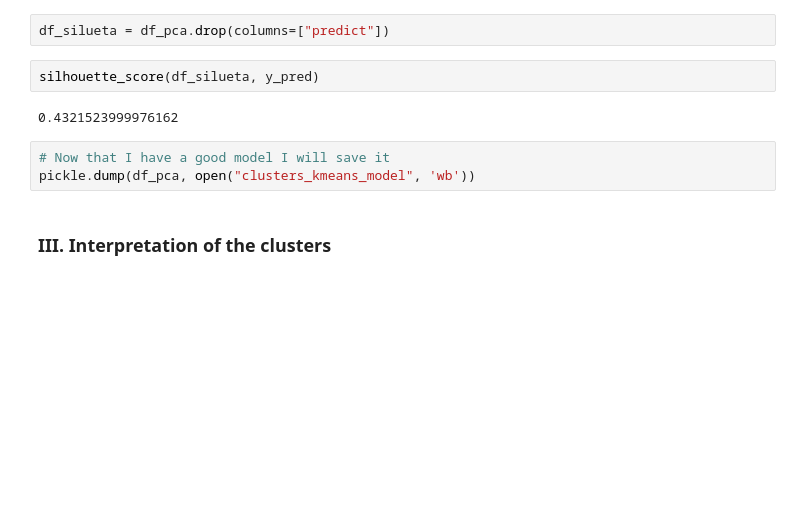
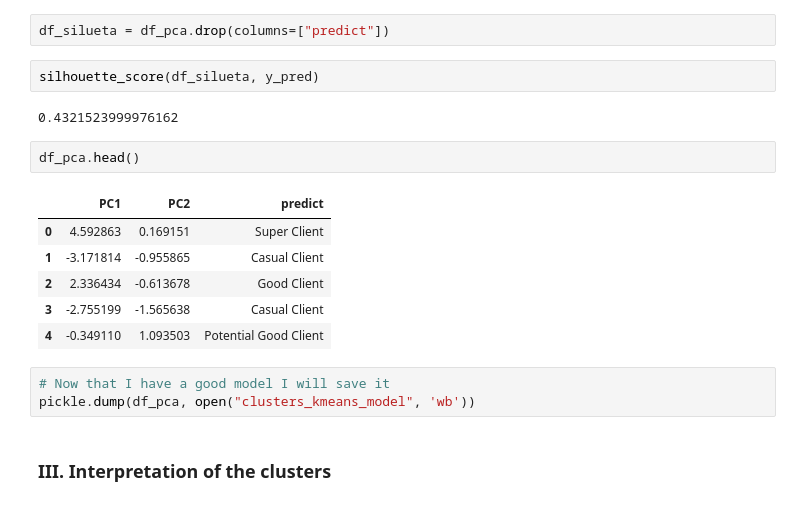
Before and after one commit to mariaperezdeayalas/Customer-Segmentation-Final-Project-, a Jupyter notebook: Notebooks/3. Clustering - KMeans.ipynb, the cells around one changed output. Saved outputs shown, nothing was run; the diff lists cells and outputs as text; blank space fills up the shorter version.

```diff
--- a/Notebooks/3. Clustering - KMeans.ipynb
+++ b/Notebooks/3. Clustering - KMeans.ipynb
@@ -111,6 +111,15 @@ df_silueta = df_pca.drop(columns=["predict"])
 silhouette_score(df_silueta, y_pred)
 # %% [output]
 0.4321523999976162
+# %%
+df_pca.head()
+# %% [output]
+|  | PC1 | PC2 | predict |
+| 0 | 4.592863 | 0.169151 | Super Client |
+| 1 | -3.171814 | -0.955865 | Casual Client |
+| 2 | 2.336434 | -0.613678 | Good Client |
+| 3 | -2.755199 | -1.565638 | Casual Client |
+| 4 | -0.349110 | 1.093503 | Potential Good Client |
 # %%
 # Now that I have a good model I will save it
 pickle.dump(df_pca, open("clusters_kmeans_model", 'wb'))
```
Also changed, not shown: parts of 7 cells of this notebook, 4 other files.
